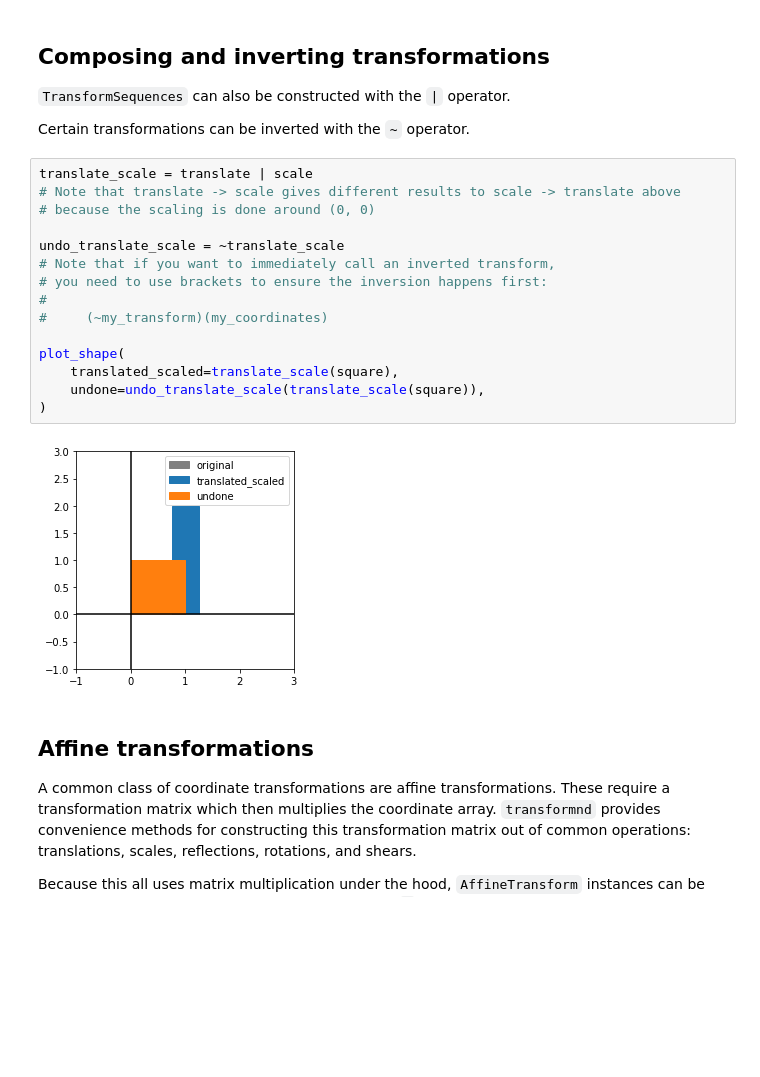
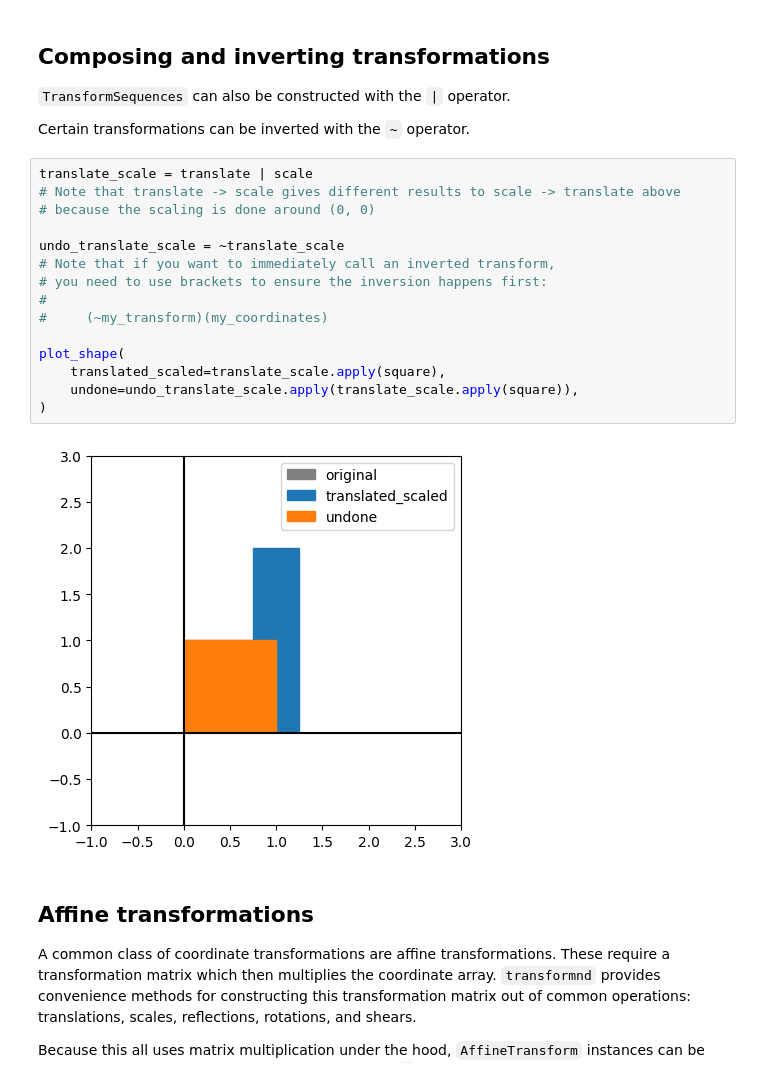
Before and after one commit to clbarnes/transformnd, a Jupyter notebook: examples/tutorial.ipynb, the cells around one changed output. Drawn from its saved outputs; the diff is of its cells as text; blank space fills up the shorter version.

```diff
--- a/examples/tutorial.ipynb
+++ b/examples/tutorial.ipynb
@@ -89,20 +89,20 @@ Certain transformations can be inverted with the `~` operator.
 # %%
 translate_scale = translate | scale
 # Note that translate -> scale gives different results to scale -> translate above
 # because the scaling is done around (0, 0)
 
 undo_translate_scale = ~translate_scale
 # Note that if you want to immediately call an inverted transform,
 # you need to use brackets to ensure the inversion happens first:
 #
 #     (~my_transform)(my_coordinates)
 
 plot_shape(
-    translated_scaled=translate_scale(square),
-    undone=undo_translate_scale(translate_scale(square)),
+    translated_scaled=translate_scale.apply(square),
+    undone=undo_translate_scale.apply(translate_scale.apply(square)),
 )
 # %% [output]
-[figure, old version]
+[figure, new version]
 # %% [markdown]
 ## Affine transformations
 
```
Also changed, not shown: parts of 8 cells of this notebook, 16 other files.
